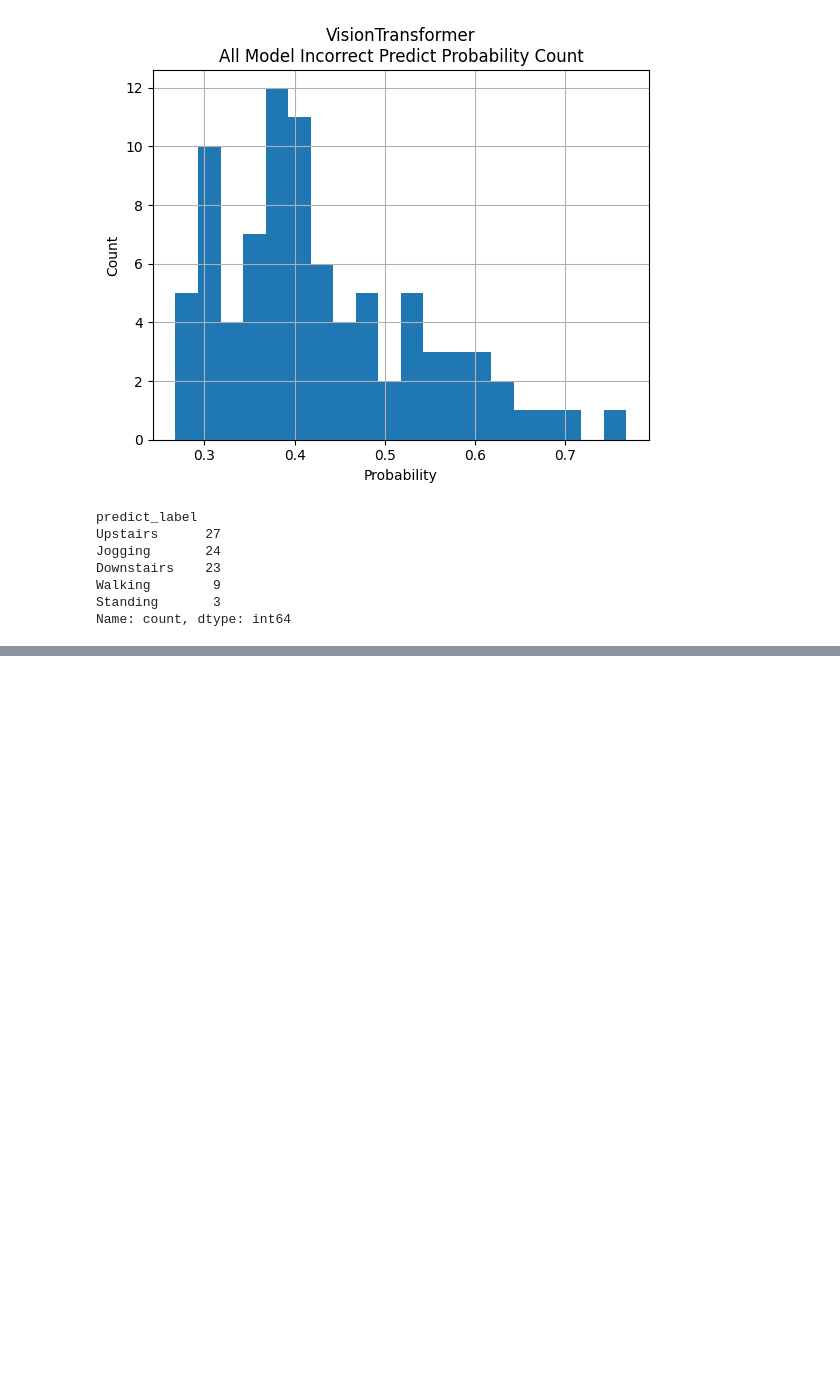
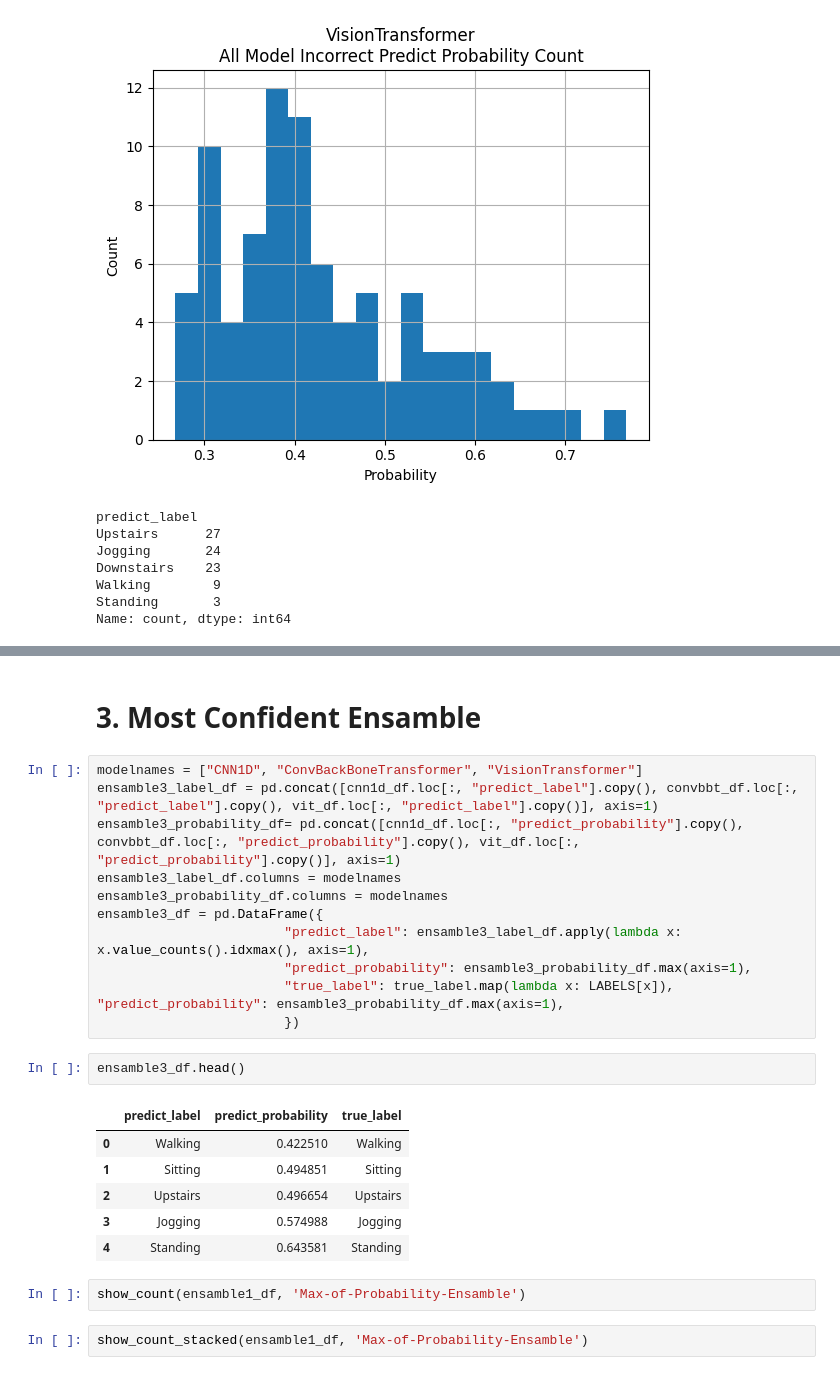
Before and after one commit to rakawanegan/humanactivityrecognition_portfolio, a Jupyter notebook: result/error_bar/analysis.ipynb, the cells around one changed output, grey strips where cells are left out. Drawn from its saved outputs; the diff is of its cells as text; blank space fills up the shorter version.

```diff
--- a/result/error_bar/analysis.ipynb
+++ b/result/error_bar/analysis.ipynb
@@ -236,0 +332,26 @@ Name: count, dtype: int64
+# %% [markdown]
+# 3. Most Confident Ensamble
+# %%
+modelnames = ["CNN1D", "ConvBackBoneTransformer", "VisionTransformer"]
+ensamble3_label_df = pd.concat([cnn1d_df.loc[:, "predict_label"].copy(), convbbt_df.loc[:, "predict_label"].copy(), vit_df.loc[:, "predict_label"].copy()], axis=1)
+ensamble3_probability_df= pd.concat([cnn1d_df.loc[:, "predict_probability"].copy(), convbbt_df.loc[:, "predict_probability"].copy(), vit_df.loc[:, "predict_probability"].copy()], axis=1)
+ensamble3_label_df.columns = modelnames
+ensamble3_probability_df.columns = modelnames
+ensamble3_df = pd.DataFrame({
+                        "predict_label": ensamble3_label_df.apply(lambda x: x.value_counts().idxmax(), axis=1),
+                        "predict_probability": ensamble3_probability_df.max(axis=1),
+                        "true_label": true_label.map(lambda x: LABELS[x]), "predict_probability": ensamble3_probability_df.max(axis=1),
+                        })
+# %%
+ensamble3_df.head()
+# %% [output]
+|  | predict_label | predict_probability | true_label |
+| 0 | Walking | 0.422510 | Walking |
+| 1 | Sitting | 0.494851 | Sitting |
+| 2 | Upstairs | 0.496654 | Upstairs |
+| 3 | Jogging | 0.574988 | Jogging |
+| 4 | Standing | 0.643581 | Standing |
+# %%
+show_count(ensamble1_df, 'Max-of-Probability-Ensamble')
+# %%
+show_count_stacked(ensamble1_df, 'Max-of-Probability-Ensamble')
```
Also changed, not shown: parts of 28 cells of this notebook, 10 other files.
